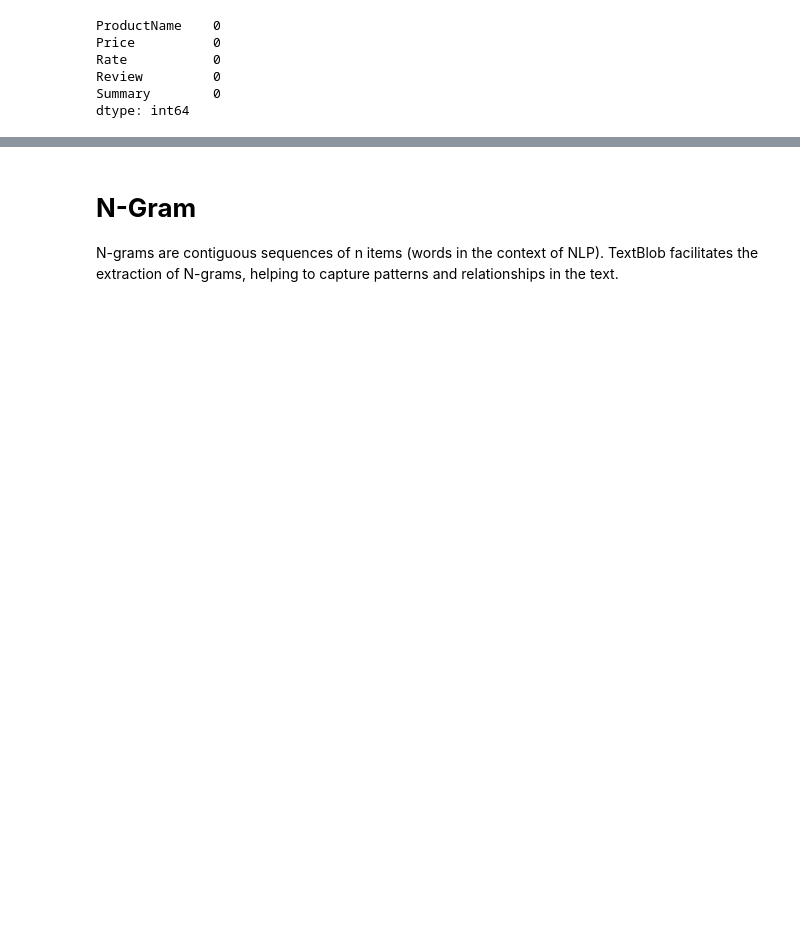
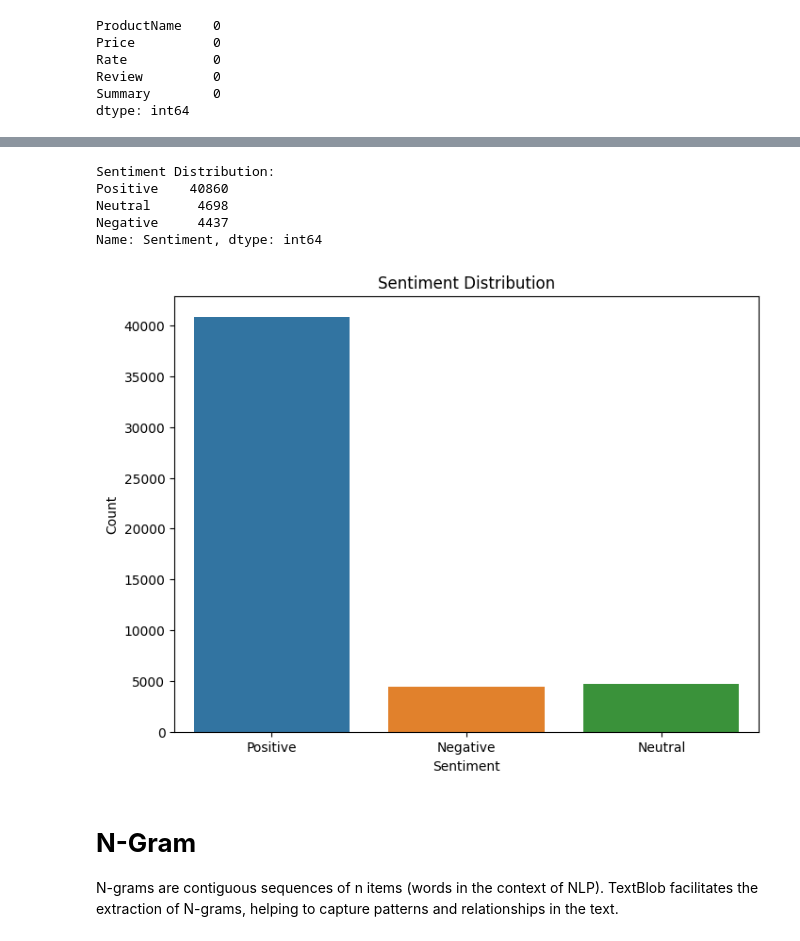
Before and after one commit to yaznhijazii/FlipkartNLP, a Jupyter notebook: Sentiment_Analysis_on_Flipkart_Product.ipynb, the cells around one changed output, grey strips where cells are left out. Saved outputs shown, nothing was run; the diff lists cells and outputs as text; code cells hidden in the pictures; blank space fills up the shorter version.

```diff
--- a/Sentiment_Analysis_on_Flipkart_Product.ipynb
+++ b/Sentiment_Analysis_on_Flipkart_Product.ipynb
@@ -108,5 +114,5 @@ In this section, we perform data cleaning tasks. One crucial step is handling nu
 # %%
-file_path = "/content/flipkart_product.csv"
+file_path = "/content/Flipkart.csv"
 df= pd.read_csv(file_path, encoding='ISO-8859-1')
 df
 # %% [output]
@@ -149,0 +222,2 @@ After installing TextBlob, you can create a TextBlob object to represent a piece
+# %%
+df['CleanSummary'] = clean_column(df, 'Summary')
@@ -150,3 +227,2 @@ After installing TextBlob, you can create a TextBlob object to represent a piece
 # %%
-df['TextBlob'] = df['Summary'].apply(lambda summary: TextBlob(summary))
-df['POS_tags'] = df['Summary'].apply(lambda summary: pos_tag(word_tokenize(summary)))
+df['TextBlob'] = df['CleanSummary'].apply(lambda summary: TextBlob(summary).sentiment)
@@ -221,15 +228,0 @@ Parsing involves analyzing the grammatical structure of sentences. TextBlob enab
-# %%
-from nltk import RegexpParser
-
-grammar = r"""
-    NP: {<DT>?<JJ>*<NN>} # NP
-    VP: {<VB.*><NP|PP|CLAUSE>+$} # VP
-    CLAUSE: {<NP><VP>} # CLAUSE
-"""
-
-def parse_sentence(pos_tags):
-    cp = RegexpParser(grammar)
-    tree = cp.parse(pos_tags)
-    return tree
-
-df['ParseTree'] = df['POS_tags'].apply(parse_sentence)
@@ -236,3 +234,22 @@ df['ParseTree'] = df['POS_tags'].apply(parse_sentence)
+# %%
+df['Sentiment'] = df['TextBlob'].apply(lambda textblob: 'Positive' if textblob.polarity > 0 else ('Neutral' if textblob.polarity == 0 else 'Negative'))
+sentiment_distribution = df['Sentiment'].value_counts()
+print("Sentiment Distribution:")
+print(sentiment_distribution)
+
+plt.figure(figsize=(8, 6))
+sns.countplot(x='Sentiment', data=df)
+plt.title("Sentiment Distribution")
+plt.xlabel("Sentiment")
+plt.ylabel("Count")
+plt.show()
+# %% [output]
+Sentiment Distribution:
+Positive    40860
+Neutral      4698
+Negative     4437
+Name: Sentiment, dtype: int64
+[figure, added]
 # %% [markdown]
 # **N-Gram**
 N-grams are contiguous sequences of n items (words in the context of NLP). TextBlob facilitates the extraction of N-grams, helping to capture patterns and relationships in the text.
```
Also changed, not shown: parts of 40 cells of this notebook.
